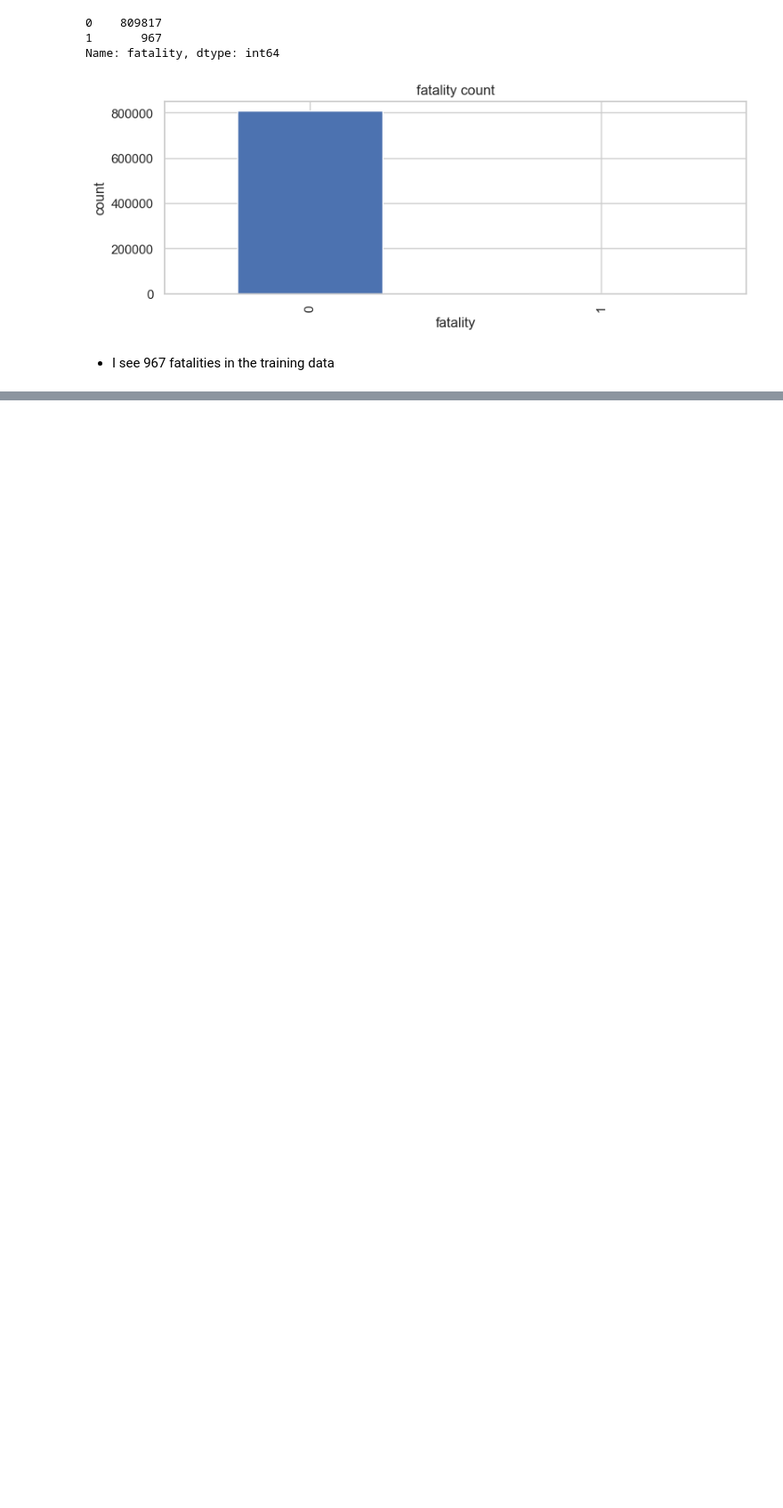
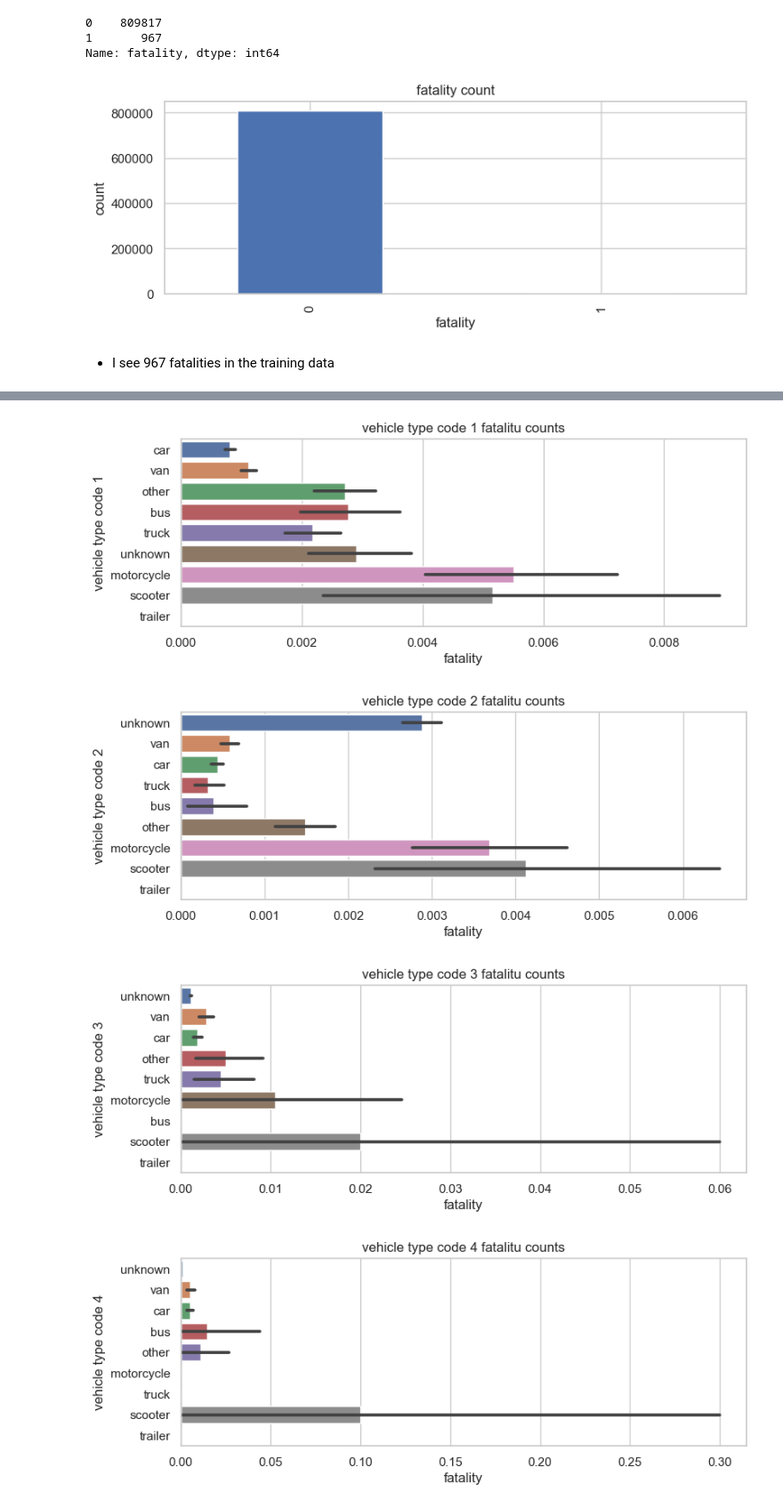
Before and after one commit to MigashaneVictoire/CNY_motor_Vehicle_collisions, a Jupyter notebook: 03_explore_work_file.ipynb, the cells around one changed output, grey strips where cells are left out. Shown at 89% size. Saved outputs shown, nothing was run; the diff lists cells and outputs as text; code cells hidden in the pictures; blank space fills up the shorter version.

```diff
--- a/03_explore_work_file.ipynb
+++ b/03_explore_work_file.ipynb
@@ -212,0 +302,5 @@ Name: fatality, dtype: int64
+# %%
+# add all the different cross tabs into a dictionary
+factors_cross_tables = {}
+for i in contributing_factor:
+    factors_cross_tables[i] = pd.crosstab(train[i], train.fatality)
@@ -212,0 +348,4 @@ Name: fatality, dtype: int64
+# %%
+# select only the types of vehicles columns
+types_of_vehicles = train.columns[train.columns.str.contains("type")]
+types_of_vehicles
@@ -212,0 +356,15 @@ Name: fatality, dtype: int64
+# %%
+# plot the contributing factors with fatality
+for i in types_of_vehicles:
+    plt.figure(figsize=(9,3))
+    sns.barplot(data=train, y=i, x="fatality")
+    plt.title(f'{i.replace("_"," ")} fatalitu counts')
+    plt.ylabel(f'{i.replace("_"," ")}')
+    # save the generated visual to folder
+    explore_.save_visuals(fig= plt.gcf(), viz_name= f"{i}_and_fatality", folder_name= 2)
+    plt.show()
+# %% [output]
+[figure, added]
+[figure, added]
+[figure, added]
+[figure, added]
```
Also changed, not shown: parts of 30 cells of this notebook.
